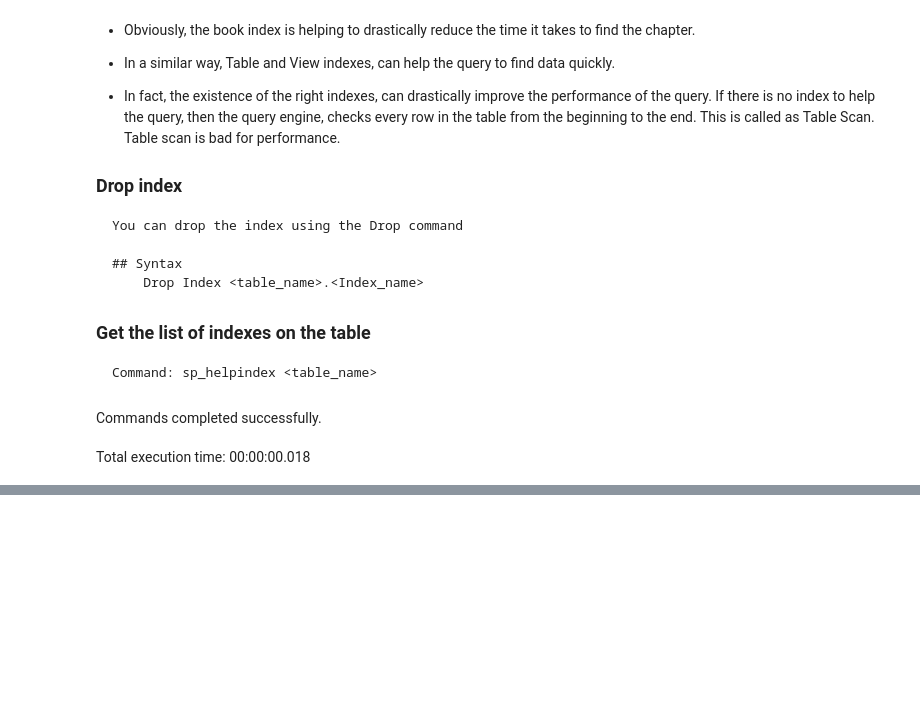
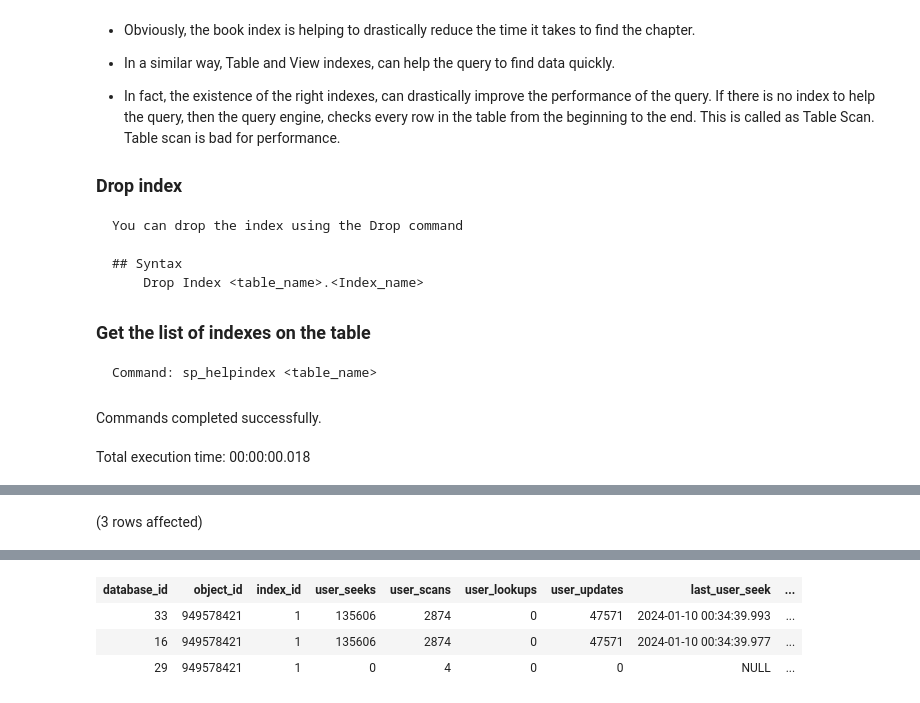
Before and after one commit to kanhaiya-bhayana-inc/Sql-server, a Jupyter notebook: Notebook 2 - Sql Server.ipynb, the cells around one changed output, grey strips where cells are left out. Saved outputs shown, nothing was run; the diff lists cells and outputs as text; code cells hidden in the pictures; blank space fills up the shorter version.

```diff
--- a/Notebook 2 - Sql Server.ipynb
+++ b/Notebook 2 - Sql Server.ipynb
@@ -901,0 +999,6 @@ Total execution time: 00:00:00.055
+# %%
+SELECT *
+FROM sys.dm_db_index_usage_stats
+WHERE object_id = OBJECT_ID('tblEmployee')
+# %% [output]
+(3 rows affected)
@@ -901,0 +1006,4 @@ Total execution time: 00:00:00.055
+| database_id | object_id | index_id | user_seeks | user_scans | user_lookups | user_updates | last_user_seek | ... |
+| 33 | 949578421 | 1 | 135606 | 2874 | 0 | 47571 | 2024-01-10 00:34:39.993 | ... |
+| 16 | 949578421 | 1 | 135606 | 2874 | 0 | 47571 | 2024-01-10 00:34:39.977 | ... |
+| 29 | 949578421 | 1 | 0 | 4 | 0 | 0 | NULL | ... |
```
Also changed, not shown: parts of 13 cells of this notebook.
